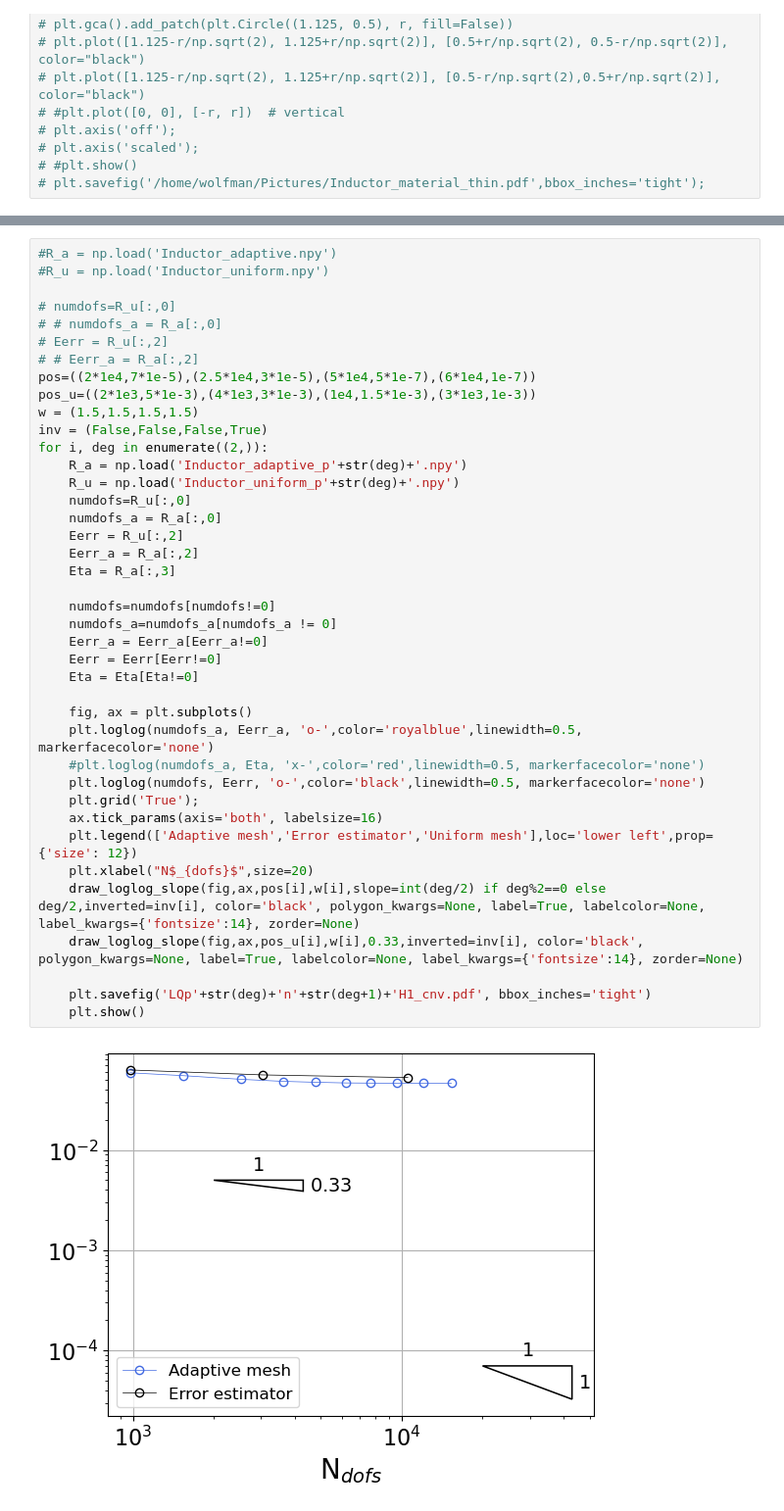
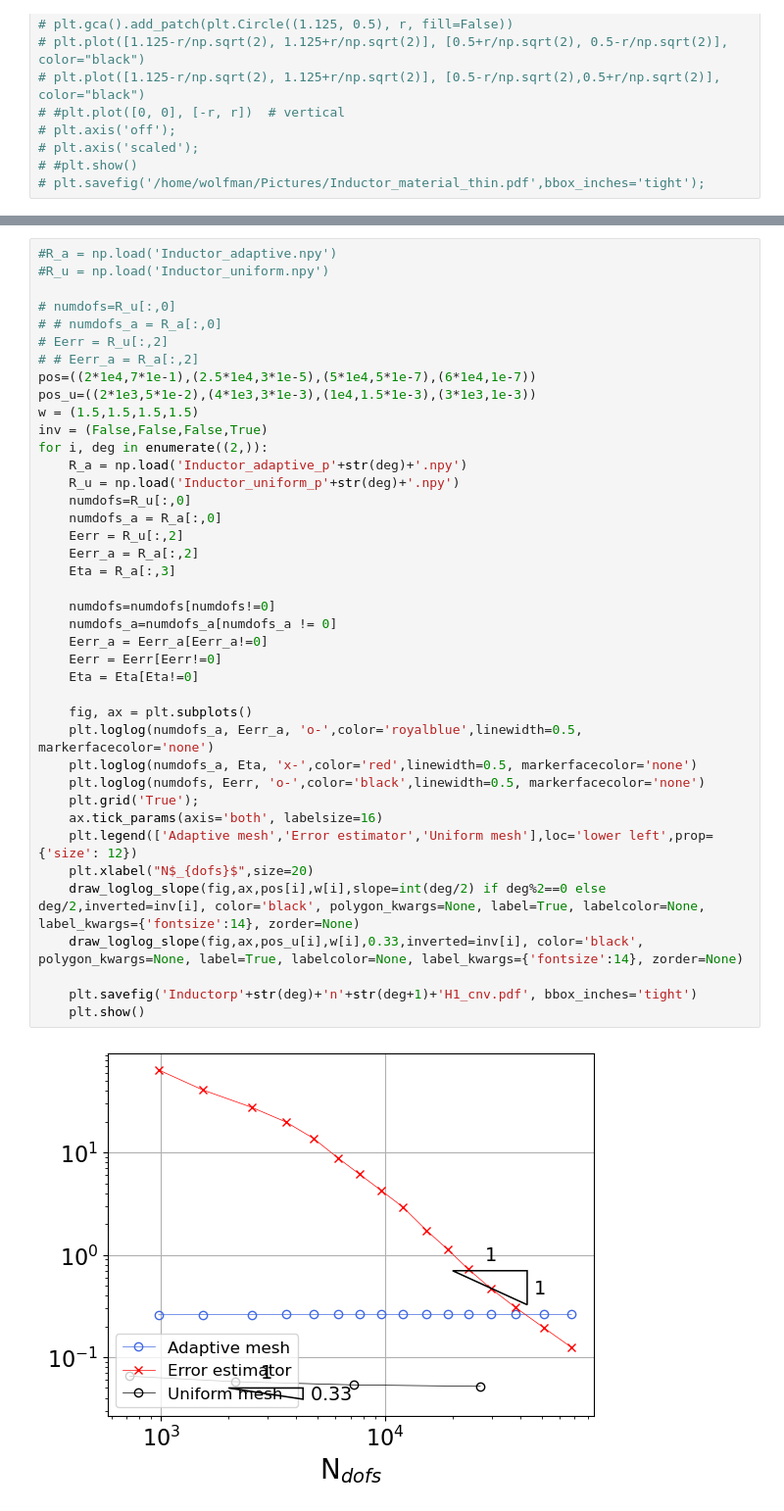
Before and after one commit to c-f-h/pyiga, a Jupyter notebook: notebooks/Inductor.ipynb, the cells around one changed output, grey strips where cells are left out. Shown at 98% size. Cells and saved outputs as stored; diff of their text form.

```diff
--- a/notebooks/Inductor.ipynb
+++ b/notebooks/Inductor.ipynb
@@ -363,37 +366,37 @@ Basis setup took 0.02794337272644043 seconds
 # # numdofs_a = R_a[:,0]
 # Eerr = R_u[:,2]
 # # Eerr_a = R_a[:,2]
-pos=((2*1e4,7*1e-5),(2.5*1e4,3*1e-5),(5*1e4,5*1e-7),(6*1e4,1e-7))
-pos_u=((2*1e3,5*1e-3),(4*1e3,3*1e-3),(1e4,1.5*1e-3),(3*1e3,1e-3))
+pos=((2*1e4,7*1e-1),(2.5*1e4,3*1e-5),(5*1e4,5*1e-7),(6*1e4,1e-7))
+pos_u=((2*1e3,5*1e-2),(4*1e3,3*1e-3),(1e4,1.5*1e-3),(3*1e3,1e-3))
 w = (1.5,1.5,1.5,1.5)
 inv = (False,False,False,True)
 for i, deg in enumerate((2,)):
     R_a = np.load('Inductor_adaptive_p'+str(deg)+'.npy')
     R_u = np.load('Inductor_uniform_p'+str(deg)+'.npy')
     numdofs=R_u[:,0]
     numdofs_a = R_a[:,0]
     Eerr = R_u[:,2]
     Eerr_a = R_a[:,2]
     Eta = R_a[:,3]
 
     numdofs=numdofs[numdofs!=0]
     numdofs_a=numdofs_a[numdofs_a != 0]
     Eerr_a = Eerr_a[Eerr_a!=0]
     Eerr = Eerr[Eerr!=0]
     Eta = Eta[Eta!=0]
 
     fig, ax = plt.subplots()
     plt.loglog(numdofs_a, Eerr_a, 'o-',color='royalblue',linewidth=0.5, markerfacecolor='none')
-    #plt.loglog(numdofs_a, Eta, 'x-',color='red',linewidth=0.5, markerfacecolor='none')
+    plt.loglog(numdofs_a, Eta, 'x-',color='red',linewidth=0.5, markerfacecolor='none')
     plt.loglog(numdofs, Eerr, 'o-',color='black',linewidth=0.5, markerfacecolor='none')
     plt.grid('True');
     ax.tick_params(axis='both', labelsize=16)
     plt.legend(['Adaptive mesh','Error estimator','Uniform mesh'],loc='lower left',prop={'size': 12})
     plt.xlabel("N$_{dofs}$",size=20)
     draw_loglog_slope(fig,ax,pos[i],w[i],slope=int(deg/2) if deg%2==0 else deg/2,inverted=inv[i], color='black', polygon_kwargs=None, label=True, labelcolor=None, label_kwargs={'fontsize':14}, zorder=None)
     draw_loglog_slope(fig,ax,pos_u[i],w[i],0.33,inverted=inv[i], color='black', polygon_kwargs=None, label=True, labelcolor=None, label_kwargs={'fontsize':14}, zorder=None)
 
-    plt.savefig('LQp'+str(deg)+'n'+str(deg+1)+'H1_cnv.pdf', bbox_inches='tight')
+    plt.savefig('Inductorp'+str(deg)+'n'+str(deg+1)+'H1_cnv.pdf', bbox_inches='tight')
     plt.show()
 # %% [output]
-[figure, old version]
+[figure, new version]
```
Also changed, not shown: parts of 2 cells of this notebook, 3 other files.
